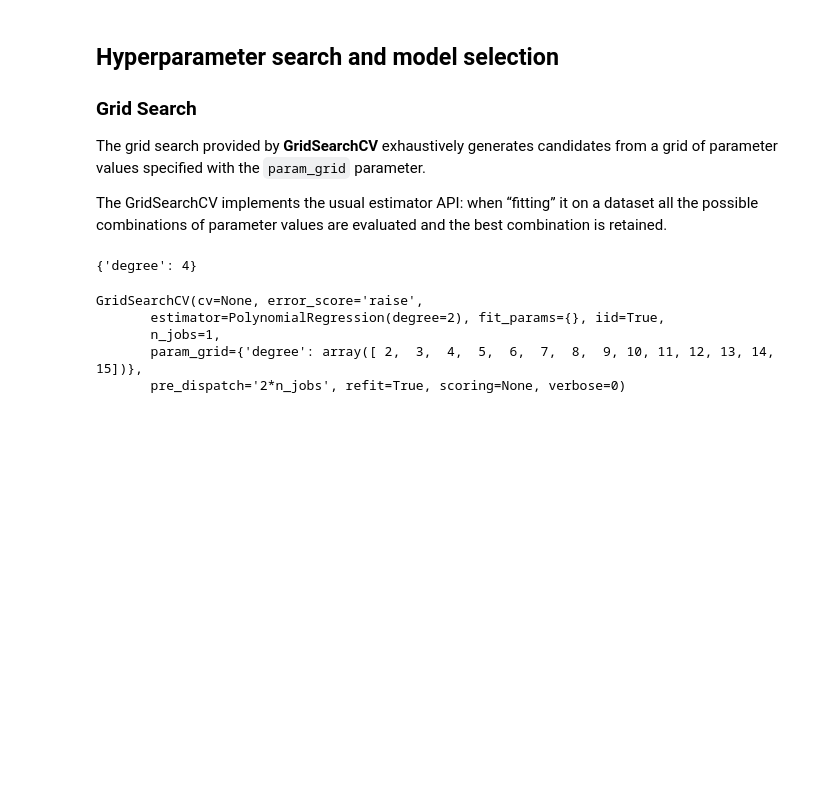
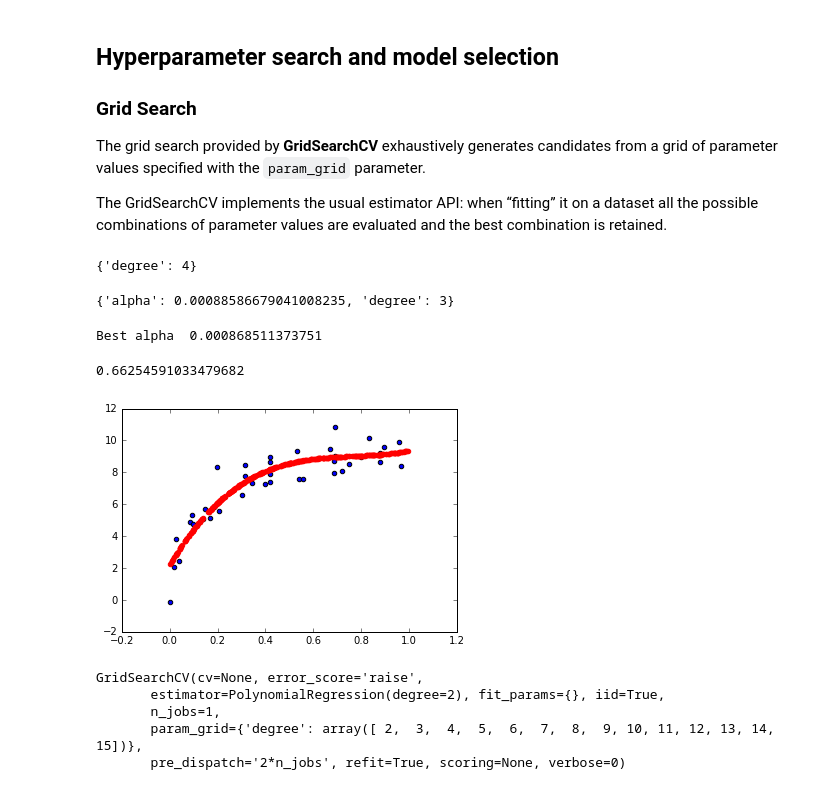
Before and after one commit to mnazzario/BigDataAcademy, a Jupyter notebook: datascience/ml/ML1-Intro.ipynb, the cells around one changed output. Drawn from its saved outputs; the diff is of its cells as text; code cells hidden in the pictures; blank space fills up the shorter version.

```diff
--- a/datascience/ml/ML1-Intro.ipynb
+++ b/datascience/ml/ML1-Intro.ipynb
@@ -816,6 +863,40 @@ gs.fit(X_train, y_train)
 gs.best_params_
 # %% [output]
 {'degree': 4}
+# %%
+# Sostituiamo il modello PolynomialRegression a RegularizedPolynomialRegression
+N = 40
+X_train = X[:N]
+y_train = y[:N]
+
+degrees = np.arange(2, 15)
+alphas=np.logspace(-4,-2,20)
+
+model = RegularizedPolynomialRegression(degree, alpha=alphas)
+
+
+param_grid = {"degree": degrees, 'alpha' : alphas }
+gs = grid_search.GridSearchCV(model, param_grid)
+gs.fit(X_train, y_train)
+gs.best_params_ #in pratica di identifica quali sono i parametri migliori per la tua funzione modello di regressione polinomiale
+# %% [output]
+{'alpha': 0.00088586679041008235, 'degree': 3}
+# %%
+#alpha = alphas[np.argmax(test_scores)] #con zero mi da overfitting in pratica la regressione lineare mappa il pi possibili tutti i volori del campione
+print "Best alpha ", alpha
+model = RegularizedPolynomialRegression(3, alpha=0.00088586679041008235).fit(X_train, y_train)
+
+X_test, y_test =make_data(400, error=1.0,random_seed=2)
+y_pred=model.predict(X_test)
+
+plt.scatter(X_train.ravel(),y_train)
+plt.scatter(X_test.ravel(),y_pred,color='r')
+
+r2(model.predict(X_test),y_test)
+# %% [output]
+Best alpha  0.000868511373751
+0.66254591033479682
+[figure, added]
 # %%
 gs #modello creato
 # %% [output]
```
Also changed, not shown: parts of 8 cells of this notebook.
